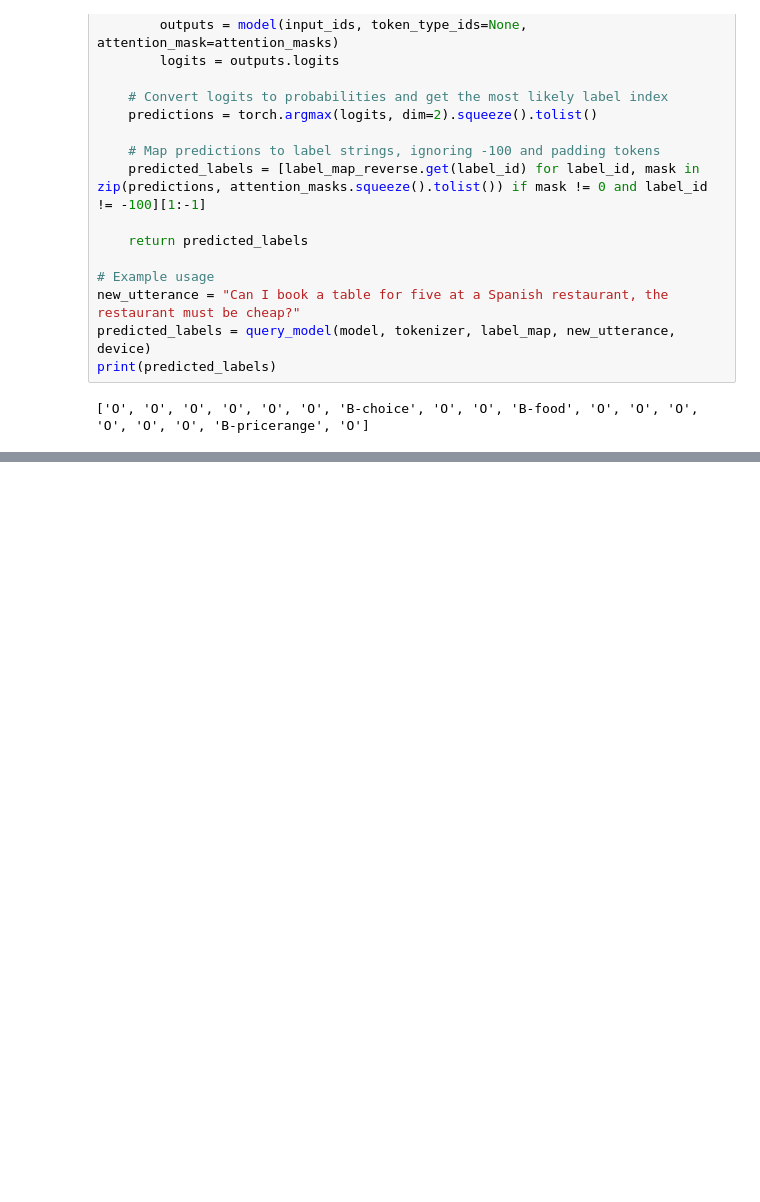
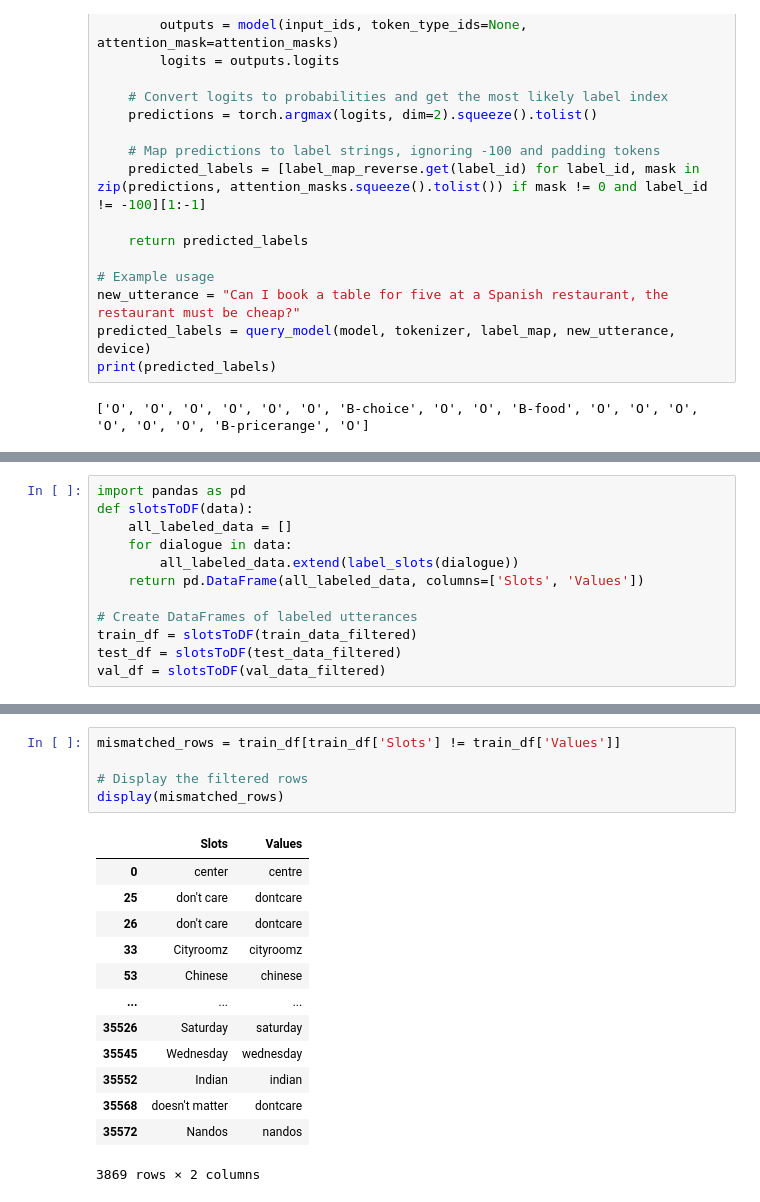
Before and after one commit to RobCTs/NLI_conversational_agent, a Jupyter notebook: slot-filling.ipynb, the cells around one changed output, grey strips where cells are left out. Saved outputs shown, nothing was run; the diff lists cells and outputs as text; blank space fills up the shorter version.

Commit message:
Added mapping between slot values.

```diff
--- a/slot-filling.ipynb
+++ b/slot-filling.ipynb
@@ -415,0 +456,12 @@ print(predicted_labels)
+# %%
+import pandas as pd
+def slotsToDF(data):
+    all_labeled_data = []
+    for dialogue in data:
+        all_labeled_data.extend(label_slots(dialogue))
+    return pd.DataFrame(all_labeled_data, columns=['Slots', 'Values'])
+
+# Create DataFrames of labeled utterances
+train_df = slotsToDF(train_data_filtered)
+test_df = slotsToDF(test_data_filtered)
+val_df = slotsToDF(val_data_filtered)
@@ -415,0 +475,19 @@ print(predicted_labels)
+# %%
+mismatched_rows = train_df[train_df['Slots'] != train_df['Values']]
+
+# Display the filtered rows
+display(mismatched_rows)
+# %% [output]
+|  | Slots | Values |
+| 0 | center | centre |
+| 25 | don't care | dontcare |
+| 26 | don't care | dontcare |
+| 33 | Cityroomz | cityroomz |
+| 53 | Chinese | chinese |
+| ... | ... | ... |
+| 35526 | Saturday | saturday |
+| 35545 | Wednesday | wednesday |
+| 35552 | Indian | indian |
+| 35568 | doesn't matter | dontcare |
+| 35572 | Nandos | nandos |
+3869 rows × 2 columns
```
Also changed, not shown: parts of 5 cells of this notebook.
